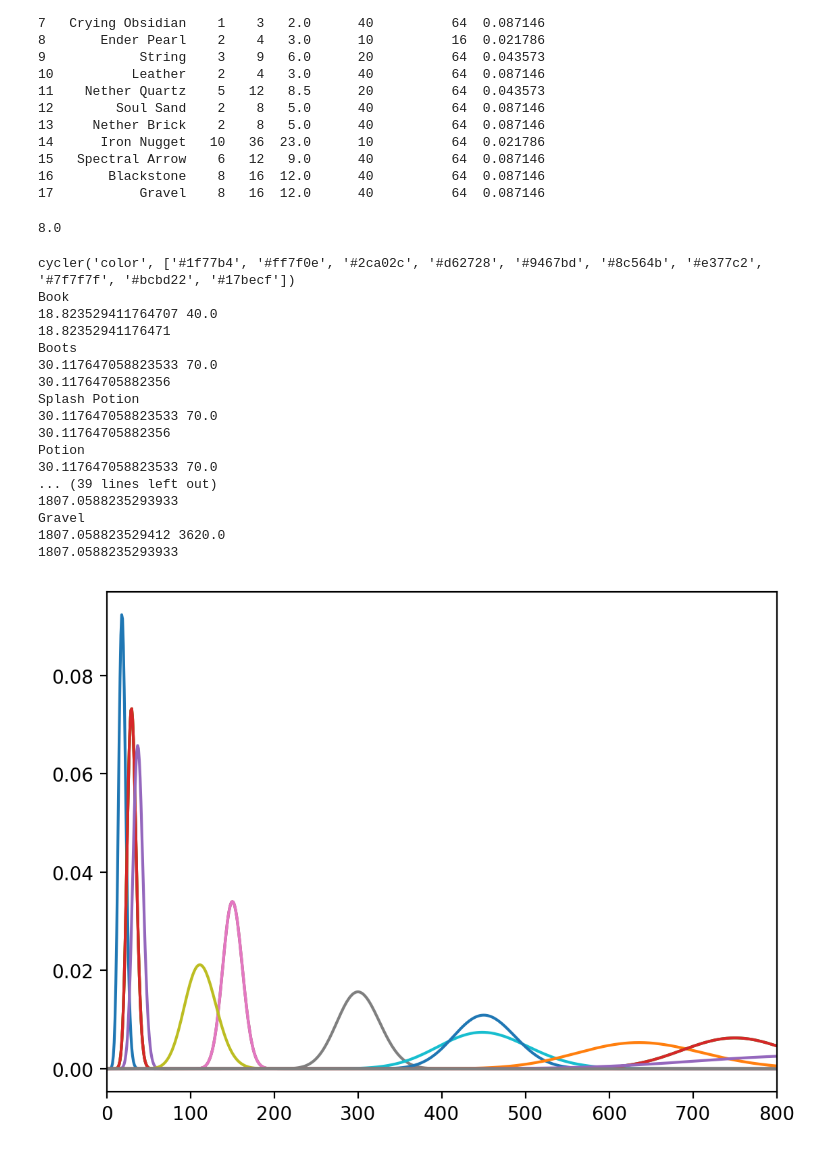
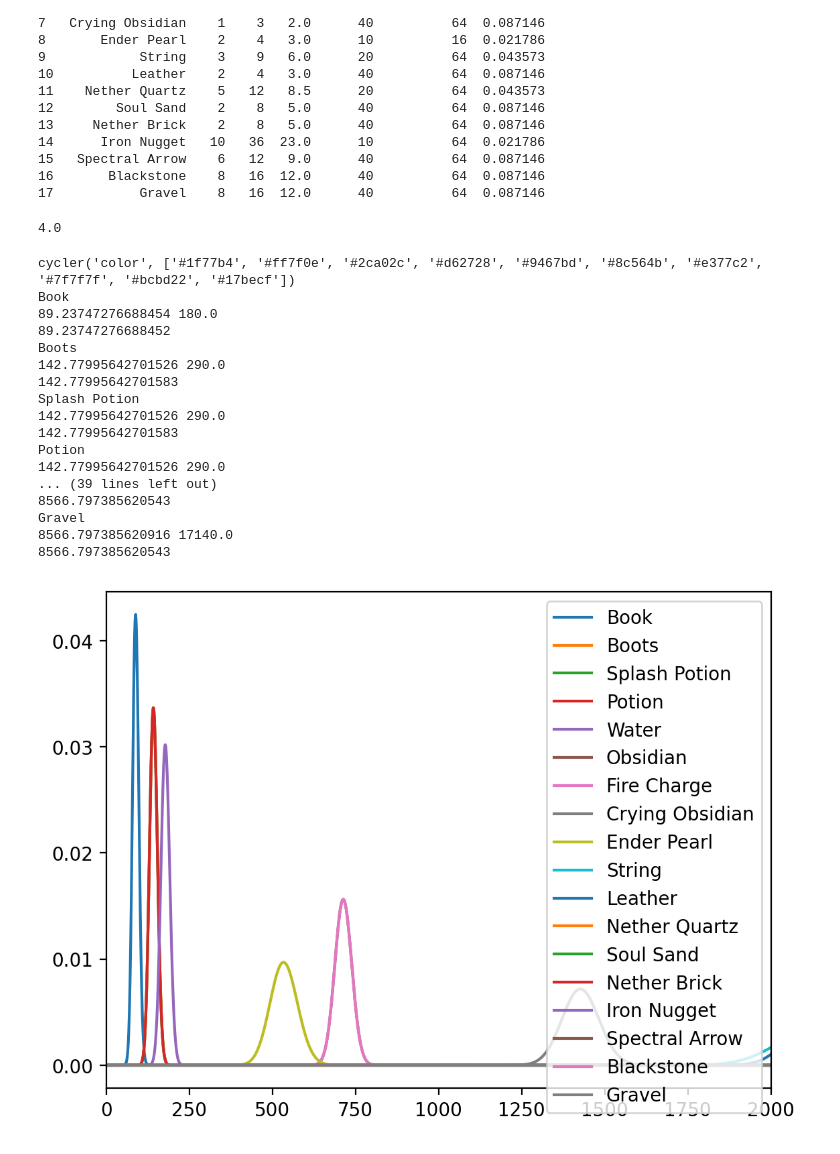
Before and after one commit to jcw780/mc_drop_chance, a Jupyter notebook: barter_chance.ipynb, the cells around one changed output. Saved outputs shown, nothing was run; the diff lists cells and outputs as text; code cells hidden in the pictures.

```diff
--- a/barter_chance.ipynb
+++ b/barter_chance.ipynb
@@ -40,7 +40,7 @@ print(bartering_data)
 # %%
 core_config_0 = {
     "piglins": 512,
-    "barter_cycles_per_piglin": 6,
+    "barter_cycles_per_piglin": 16,
     "barter_duration": 120,
 }
 
@@ -52,7 +52,7 @@ core_config_1 = {
 
 core_config_2 = {
     "piglins": 540,
-    "barter_cycles_per_piglin": 6,
+    "barter_cycles_per_piglin": 16,
     "barter_duration": 120,
 }
 
@@ -142,7 +142,12 @@ config_3 = {
     'cart_allocations': cart_allocations_2,
 }
 
-selected_config = config_3
+config_4 = {
+    'core': core_config_2,
+    'cart_allocations': cart_allocations_2,
+}
+
+selected_config = config_0
 
 piglins = selected_config['core']['piglins']
 barter_cycles_per_piglin = selected_config['core']['barter_cycles_per_piglin']
@@ -158,7 +163,7 @@ def validate_allocations(cart_allocations):
 
 validate_allocations(selected_config['cart_allocations'])
 # %% [output]
-8.0
+4.0
 # %%
 def compute_spawn_dependent_drop_pmf(spawn_pmf_range, spawn_pmf, drop_min, drop_max):
     n = spawn_pmf_range[-1]
@@ -217,46 +222,47 @@ for idx, row in bartering_data.iterrows():
 # %%
 fig, ax = plt.subplots(1, 1)
 print(plt.rcParams['axes.prop_cycle'])
 for target_idx, target_item in enumerate(bartering_data['Item']):
     #target_idx = 8
     #target_item = bartering_data['Item'][target_idx]
     print(target_item)
 
     expected_rate = bartering_data['Avg'][target_idx] * bartering_data['Chance'][target_idx] * barter_cycles
     limit = np.ceil(expected_rate*2 / 10)*10
 
     print(expected_rate, limit)
     #print(item_drop_chances[target_item][0], item_drop_chances[target_item][1])
     #print(item_drop_chances[target_item][1].sum())
     print((item_drop_chances[target_item][1] * item_drop_chances[target_item][0]).sum())
     #print(item_drop_chances[target_item][0].shape, item_drop_chances[target_item][1].shape)
 
     #row, column = divmod(target_idx, 3)
     #print(row, column, target_idx)
     #tgt_ax = ax[target_idx % 6][target_idx//6]
     tgt_ax = ax
-    tgt_ax.plot(item_drop_chances[target_item][0],item_drop_chances[target_item][1])
-    tgt_ax.set_xlim(0, 800)
+    tgt_ax.plot(item_drop_chances[target_item][0],item_drop_chances[target_item][1],label=target_item)
+    tgt_ax.set_xlim(0, 2000)
+    tgt_ax.legend(loc="upper right")
 plt.show()
 # %% [output]
 cycler('color', ['#1f77b4', '#ff7f0e', '#2ca02c', '#d62728', '#9467bd', '#8c564b', '#e377c2', '#7f7f7f', '#bcbd22', '#17becf'])
 Book
-18.823529411764707 40.0
-18.82352941176471
+89.23747276688454 180.0
+89.23747276688452
 Boots
-30.117647058823533 70.0
-30.11764705882356
+142.77995642701526 290.0
+142.77995642701583
 Splash Potion
-30.117647058823533 70.0
-30.11764705882356
+142.77995642701526 290.0
+142.77995642701583
 Potion
-30.117647058823533 70.0
+142.77995642701526 290.0
 ... (39 lines left out)
-1807.0588235293933
+8566.797385620543
 Gravel
-1807.058823529412 3620.0
-1807.0588235293933
+8566.797385620916 17140.0
+8566.797385620543
-[figure, old version]
+[figure, new version]
 # %%
 def rate_at_chance(drop_range, drop_chance, target_chances):
     cmf = drop_chance.cumsum()
```
Also changed, not shown: parts of 3 cells of this notebook, 1 other file.
